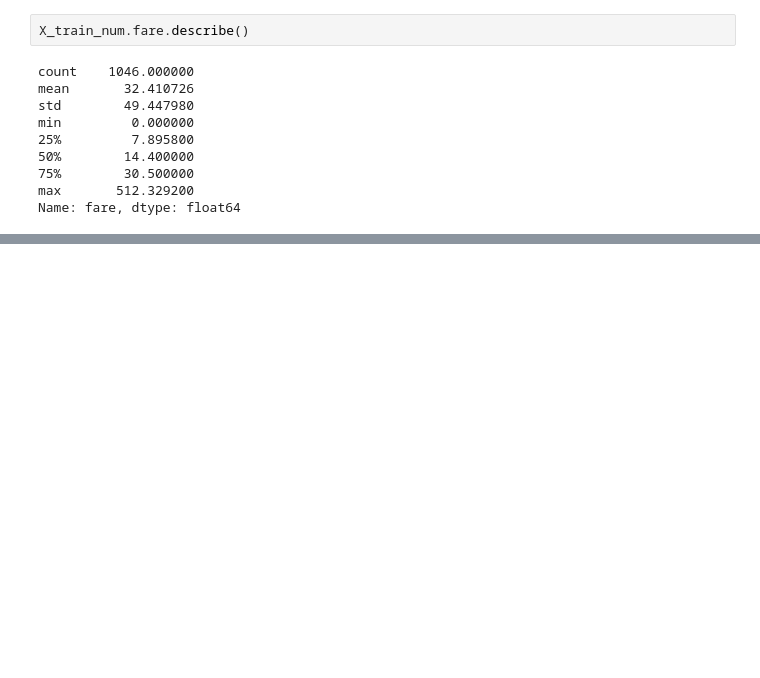
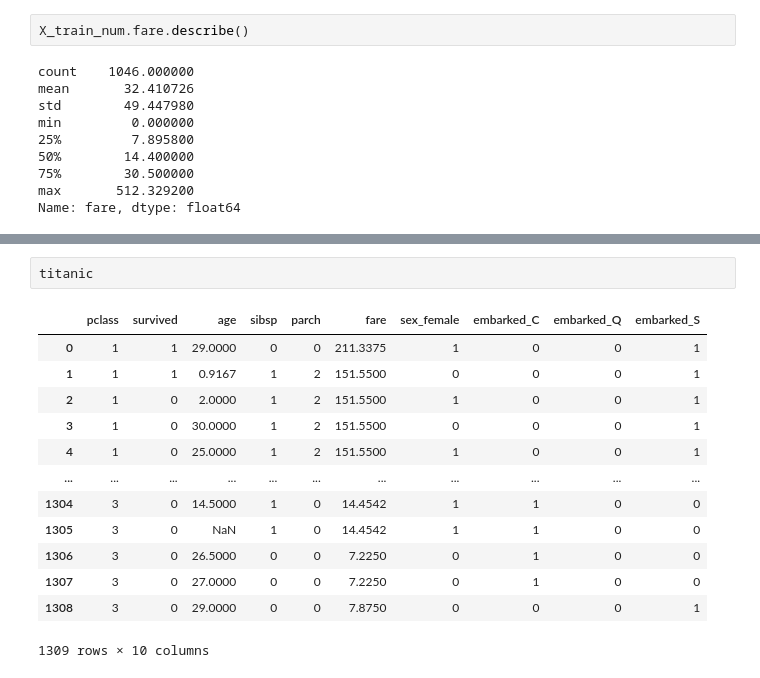
Before and after one commit to LukasRub/data-science-resources, a Jupyter notebook: book.solutions/Machine.Learning.Pocket.Reference/Workbook.ipynb, the cells around one changed output, grey strips where cells are left out. Drawn from its saved outputs; the diff is of its cells as text; blank space fills up the shorter version.

```diff
--- a/book.solutions/Machine.Learning.Pocket.Reference/Workbook.ipynb
+++ b/book.solutions/Machine.Learning.Pocket.Reference/Workbook.ipynb
@@ -413,0 +511,16 @@ sns.barplot()
+# %%
+titanic
+# %% [output]
+|  | pclass | survived | age | sibsp | parch | fare | sex_female | embarked_C | embarked_Q | embarked_S |
+| 0 | 1 | 1 | 29.0000 | 0 | 0 | 211.3375 | 1 | 0 | 0 | 1 |
+| 1 | 1 | 1 | 0.9167 | 1 | 2 | 151.5500 | 0 | 0 | 0 | 1 |
+| 2 | 1 | 0 | 2.0000 | 1 | 2 | 151.5500 | 1 | 0 | 0 | 1 |
+| 3 | 1 | 0 | 30.0000 | 1 | 2 | 151.5500 | 0 | 0 | 0 | 1 |
+| 4 | 1 | 0 | 25.0000 | 1 | 2 | 151.5500 | 1 | 0 | 0 | 1 |
+| ... | ... | ... | ... | ... | ... | ... | ... | ... | ... | ... |
+| 1304 | 3 | 0 | 14.5000 | 1 | 0 | 14.4542 | 1 | 1 | 0 | 0 |
+| 1305 | 3 | 0 | NaN | 1 | 0 | 14.4542 | 1 | 1 | 0 | 0 |
+| 1306 | 3 | 0 | 26.5000 | 0 | 0 | 7.2250 | 0 | 1 | 0 | 0 |
+| 1307 | 3 | 0 | 27.0000 | 0 | 0 | 7.2250 | 0 | 1 | 0 | 0 |
+| 1308 | 3 | 0 | 29.0000 | 0 | 0 | 7.8750 | 0 | 0 | 0 | 1 |
+1309 rows × 10 columns
```
Also changed, not shown: parts of 15 cells of this notebook.
